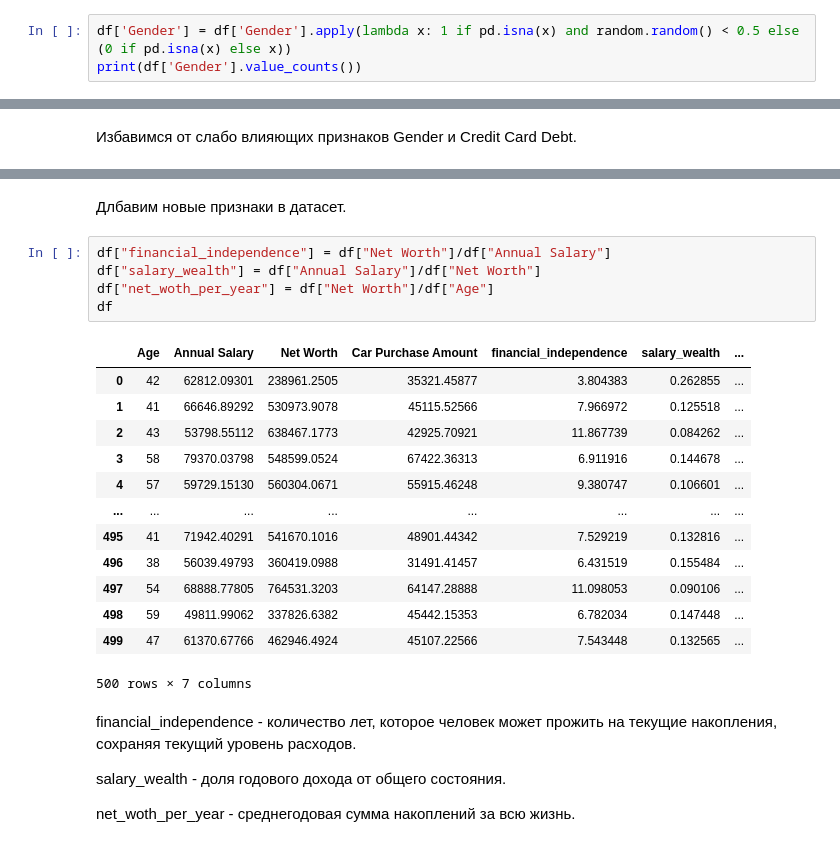
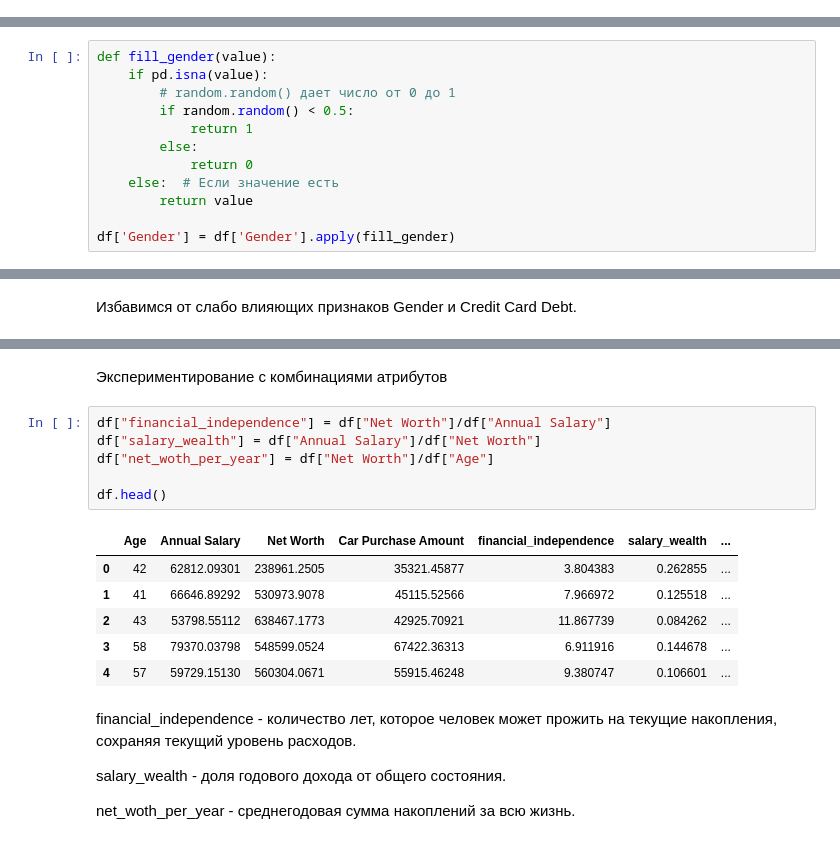
Before and after one commit to Ilia-iz/IAD_1, a Jupyter notebook: IAD1.ipynb, the cells around one changed output, grey strips where cells are left out. Saved outputs shown, nothing was run; the diff lists cells and outputs as text.

```diff
--- a/IAD1.ipynb
+++ b/IAD1.ipynb
@@ -155,6 +138,3 @@ dtype: int64
 Два пола: 0 (женский), 1 (мужской).
 
 Заполним пропуски случайными значениями (0 или 1)
-# %%
-df['Gender'] = df['Gender'].apply(lambda x: 1 if pd.isna(x) and random.random() < 0.5 else (0 if pd.isna(x) else x))
-print(df['Gender'].value_counts())
@@ -166,3 +141,15 @@ Name: count, dtype: int64
+# %%
+def fill_gender(value):
+    if pd.isna(value):
+        # random.random() дает число от 0 до 1
+        if random.random() < 0.5:
+            return 1
+        else:
+            return 0
+    else:  # Если значение есть
+        return value
+
+df['Gender'] = df['Gender'].apply(fill_gender)
 # %% [markdown]
 
 
@@ -246,24 +211,18 @@ df
-# %% [markdown]
-Длбавим новые признаки в датасет.
+# %% [markdown]
+Экспериментирование с комбинациями атрибутов
 # %%
 df["financial_independence"] = df["Net Worth"]/df["Annual Salary"]
 df["salary_wealth"] = df["Annual Salary"]/df["Net Worth"]
 df["net_woth_per_year"] = df["Net Worth"]/df["Age"]
-df
+
+df.head()
 # %% [output]
 |  | Age | Annual Salary | Net Worth | Car Purchase Amount | financial_independence | salary_wealth | ... |
 | 0 | 42 | 62812.09301 | 238961.2505 | 35321.45877 | 3.804383 | 0.262855 | ... |
 | 1 | 41 | 66646.89292 | 530973.9078 | 45115.52566 | 7.966972 | 0.125518 | ... |
 | 2 | 43 | 53798.55112 | 638467.1773 | 42925.70921 | 11.867739 | 0.084262 | ... |
 | 3 | 58 | 79370.03798 | 548599.0524 | 67422.36313 | 6.911916 | 0.144678 | ... |
 | 4 | 57 | 59729.15130 | 560304.0671 | 55915.46248 | 9.380747 | 0.106601 | ... |
-| ... | ... | ... | ... | ... | ... | ... | ... |
-| 495 | 41 | 71942.40291 | 541670.1016 | 48901.44342 | 7.529219 | 0.132816 | ... |
-| 496 | 38 | 56039.49793 | 360419.0988 | 31491.41457 | 6.431519 | 0.155484 | ... |
-| 497 | 54 | 68888.77805 | 764531.3203 | 64147.28888 | 11.098053 | 0.090106 | ... |
-| 498 | 59 | 49811.99062 | 337826.6382 | 45442.15353 | 6.782034 | 0.147448 | ... |
-| 499 | 47 | 61370.67766 | 462946.4924 | 45107.22566 | 7.543448 | 0.132565 | ... |
-500 rows × 7 columns
 # %% [markdown]
 financial_independence - количество лет, которое человек может прожить на текущие накопления, сохраняя текущий уровень расходов.
 
```
Also changed, not shown: parts of 15 cells of this notebook.
